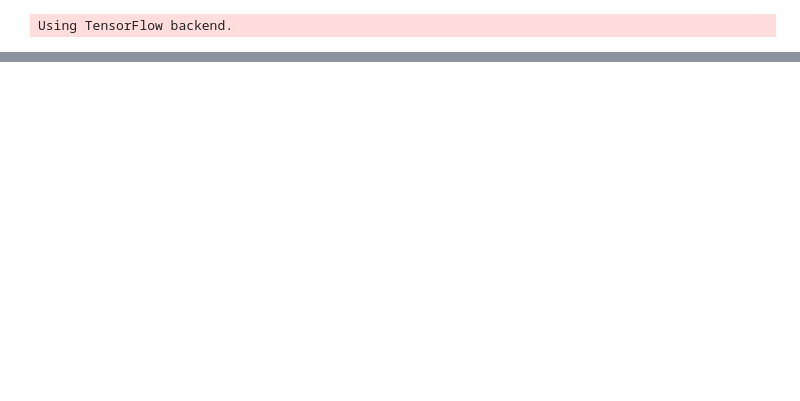
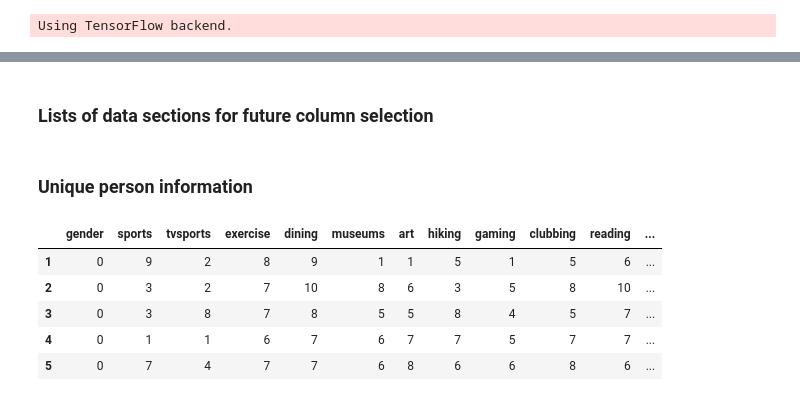
Before and after one commit to austinbeauch/speeddating, a Jupyter notebook: prototype.ipynb, the cells around one changed output, grey strips where cells are left out. Drawn from its saved outputs; the diff is of its cells as text; code cells hidden in the pictures; blank space fills up the shorter version.

```diff
--- a/prototype.ipynb
+++ b/prototype.ipynb
@@ -31,0 +26,32 @@ training = pd.DataFrame(data, columns=["match", "int_corr", "samerace", "age_o",
+# %% [markdown]
+### Lists of data sections for future column selection
+# %%
+activities = ["gender", "sports", "tvsports", "exercise", "dining", "museums","art", "hiking",
+              "gaming", "clubbing", "reading", "tv", "theater", "movies", "concerts", "music",
+              "shopping", "yoga"]
+
+ratings_of_partner = ["attr", "intel", "fun", "amb","shar", "like", "prob", "met"]
+ratings_from_partner = []
+
+importance = []
+partners_importance = []
+# %% [markdown]
+### Unique person information
+# %%
+people = dict()
+matches = dict()
+for index, row in data.iterrows():
+    iid = row["iid"]
+    if iid in people:
+        continue
+    people[iid] = row[activities]
+people = pd.DataFrame(data=people)
+# %%
+people.T.head()
+# %% [output]
+|  | gender | sports | tvsports | exercise | dining | museums | art | hiking | gaming | clubbing | reading | ... |
+| 1 | 0 | 9 | 2 | 8 | 9 | 1 | 1 | 5 | 1 | 5 | 6 | ... |
+| 2 | 0 | 3 | 2 | 7 | 10 | 8 | 6 | 3 | 5 | 8 | 10 | ... |
+| 3 | 0 | 3 | 8 | 7 | 8 | 5 | 5 | 8 | 4 | 5 | 7 | ... |
+| 4 | 0 | 1 | 1 | 6 | 7 | 6 | 7 | 7 | 5 | 7 | 7 | ... |
+| 5 | 0 | 7 | 4 | 7 | 7 | 6 | 8 | 6 | 6 | 8 | 6 | ... |
```
Also changed, not shown: parts of 32 cells of this notebook, 1 other file.
